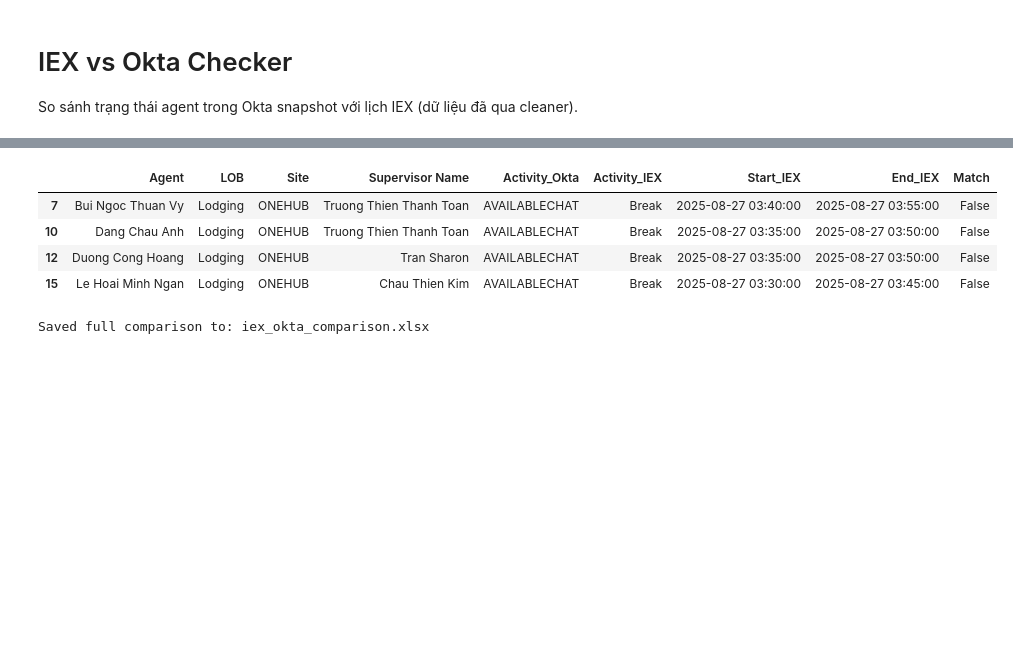
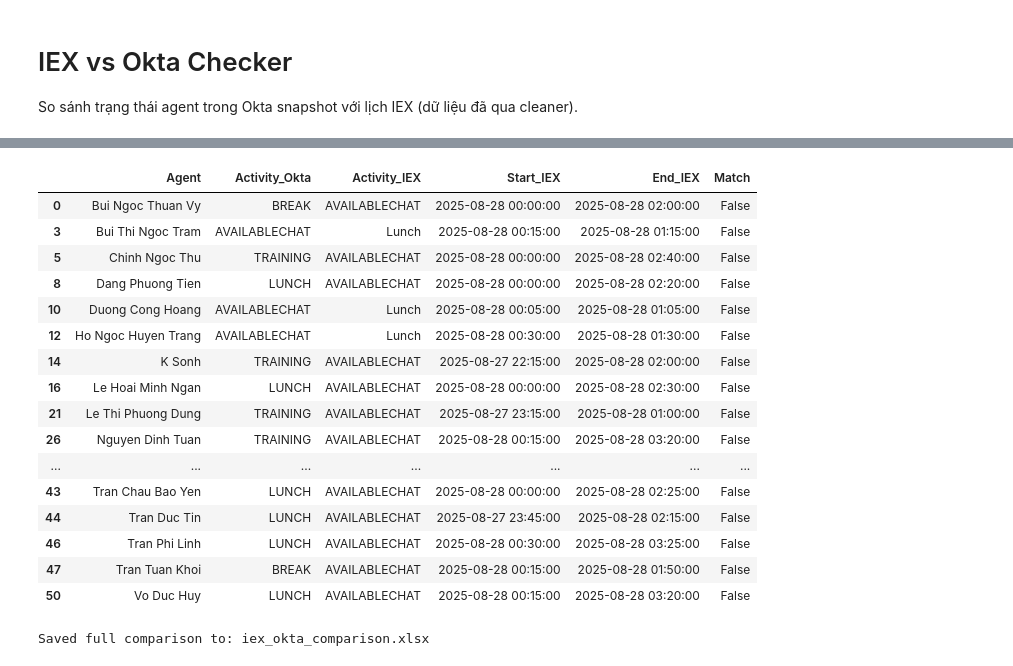
Before and after one commit to hoangvu2002/unscheduled-agent, a Jupyter notebook: all-production_ooq_check.ipynb, the cells around one changed output, grey strips where cells are left out. Saved outputs shown, nothing was run; the diff lists cells and outputs as text; code cells hidden in the pictures; blank space fills up the shorter version.

```diff
--- a/all-production_ooq_check.ipynb
+++ b/all-production_ooq_check.ipynb
@@ -96,0 +97,31 @@ okta_df.head()
+# %%
+# Đọc file dimension-headcount
+hc_df = pd.read_excel(
+    r"C:\Users\huuchinh.nguyen\Concentrix Corporation\WFM-Expedia-HCM - Branding files\Vu\unscheduled-agent\dimension-headcount.xlsx"
+)
+
+# Chuẩn hóa IEX ID trong headcount
+hc_df["IEX ID"] = (
+    hc_df["IEX ID"]
+    .astype(str)
+    .str.strip()
+    .str.split(".").str[0]   # bỏ .0
+)
+
+# Merge okta_df với headcount để lấy thêm IEX ID
+okta_df = okta_df.merge(
+    hc_df[["IEX ID", "Email Id"]],
+    left_on="Agent Email",
+    right_on="Email Id",
+    how="left"
+).drop(columns=["Email Id"])
+
+# Đảm bảo IEX ID trong okta_df cũng ở dạng string số nguyên
+okta_df["IEX ID"] = (
+    okta_df["IEX ID"]
+    .astype(str)
+    .str.strip()
+    .str.split(".").str[0]
+)
+
+okta_df.head()
@@ -183,7 +221,7 @@ exclude_activities = ["Termination", "No Call/No Show", "Unpaid Leave", "PTO"]
 result_df = result_df[~result_df['Activity_IEX'].isin(exclude_activities)]
 
 # Sort theo LOB rồi Site
-result_df = result_df.sort_values(by=['LOB', 'Site'], ascending=[True, True]).reset_index(drop=True)
+#result_df = result_df.sort_values(by=['LOB', 'Site'], ascending=[True, True]).reset_index(drop=True)
 
 result_df
 # %% [output]
@@ -207,14 +245,33 @@ result_df
 # %%
 # Xuất mismatch ra file Excel
 mismatch_df = result_df[(result_df['Match'] == False) & (result_df["Activity_IEX"] != "N/A")]
 mismatch_df.to_excel('iex_okta_mismatch.xlsx', index=False)
-mismatch_df[mismatch_df['Activity_IEX'] != "AVAILABLECHAT"]
+
+
+mismatch_df = mismatch_df[mismatch_df["LOB"] == "Lodging"]
+#mismatch_df = mismatch_df[mismatch_df["Site"] == "FLEMINGTON"]
+
+columns = ["Agent", "Activity_Okta", "Activity_IEX", "Start_IEX", "End_IEX", "Match"]
+
+mismatch_df[columns]
 # %% [output]
-|  | Agent | LOB | Site | Supervisor Name | Activity_Okta | Activity_IEX | Start_IEX | End_IEX | Match |
-| 7 | Bui Ngoc Thuan Vy | Lodging | ONEHUB | Truong Thien Thanh Toan | AVAILABLECHAT | Break | 2025-08-27 03:40:00 | 2025-08-27 03:55:00 | False |
-| 10 | Dang Chau Anh | Lodging | ONEHUB | Truong Thien Thanh Toan | AVAILABLECHAT | Break | 2025-08-27 03:35:00 | 2025-08-27 03:50:00 | False |
-| 12 | Duong Cong Hoang | Lodging | ONEHUB | Tran Sharon | AVAILABLECHAT | Break | 2025-08-27 03:35:00 | 2025-08-27 03:50:00 | False |
-| 15 | Le Hoai Minh Ngan | Lodging | ONEHUB | Chau Thien Kim | AVAILABLECHAT | Break | 2025-08-27 03:30:00 | 2025-08-27 03:45:00 | False |
+|  | Agent | Activity_Okta | Activity_IEX | Start_IEX | End_IEX | Match |
+| 0 | Bui Ngoc Thuan Vy | BREAK | AVAILABLECHAT | 2025-08-28 00:00:00 | 2025-08-28 02:00:00 | False |
+| 3 | Bui Thi Ngoc Tram | AVAILABLECHAT | Lunch | 2025-08-28 00:15:00 | 2025-08-28 01:15:00 | False |
+| 5 | Chinh Ngoc Thu | TRAINING | AVAILABLECHAT | 2025-08-28 00:00:00 | 2025-08-28 02:40:00 | False |
+| 8 | Dang Phuong Tien | LUNCH | AVAILABLECHAT | 2025-08-28 00:00:00 | 2025-08-28 02:20:00 | False |
+| 10 | Duong Cong Hoang | AVAILABLECHAT | Lunch | 2025-08-28 00:05:00 | 2025-08-28 01:05:00 | False |
+| 12 | Ho Ngoc Huyen Trang | AVAILABLECHAT | Lunch | 2025-08-28 00:30:00 | 2025-08-28 01:30:00 | False |
+| 14 | K Sonh | TRAINING | AVAILABLECHAT | 2025-08-27 22:15:00 | 2025-08-28 02:00:00 | False |
+| 16 | Le Hoai Minh Ngan | LUNCH | AVAILABLECHAT | 2025-08-28 00:00:00 | 2025-08-28 02:30:00 | False |
+| 21 | Le Thi Phuong Dung | TRAINING | AVAILABLECHAT | 2025-08-27 23:15:00 | 2025-08-28 01:00:00 | False |
+| 26 | Nguyen Dinh Tuan | TRAINING | AVAILABLECHAT | 2025-08-28 00:15:00 | 2025-08-28 03:20:00 | False |
+| ... | ... | ... | ... | ... | ... | ... |
+| 43 | Tran Chau Bao Yen | LUNCH | AVAILABLECHAT | 2025-08-28 00:00:00 | 2025-08-28 02:25:00 | False |
+| 44 | Tran Duc Tin | LUNCH | AVAILABLECHAT | 2025-08-27 23:45:00 | 2025-08-28 02:15:00 | False |
+| 46 | Tran Phi Linh | LUNCH | AVAILABLECHAT | 2025-08-28 00:30:00 | 2025-08-28 03:25:00 | False |
+| 47 | Tran Tuan Khoi | BREAK | AVAILABLECHAT | 2025-08-28 00:15:00 | 2025-08-28 01:50:00 | False |
+| 50 | Vo Duc Huy | LUNCH | AVAILABLECHAT | 2025-08-28 00:15:00 | 2025-08-28 03:20:00 | False |
 # %%
 # --- Export full comparison with both True/False ---
 try:
```
Also changed, not shown: parts of 6 cells of this notebook.
